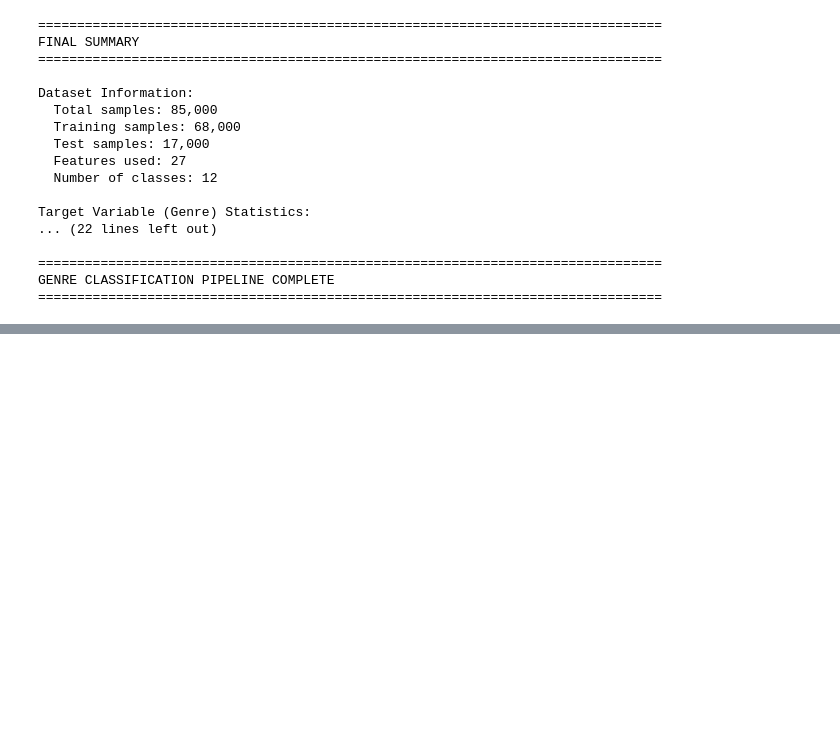
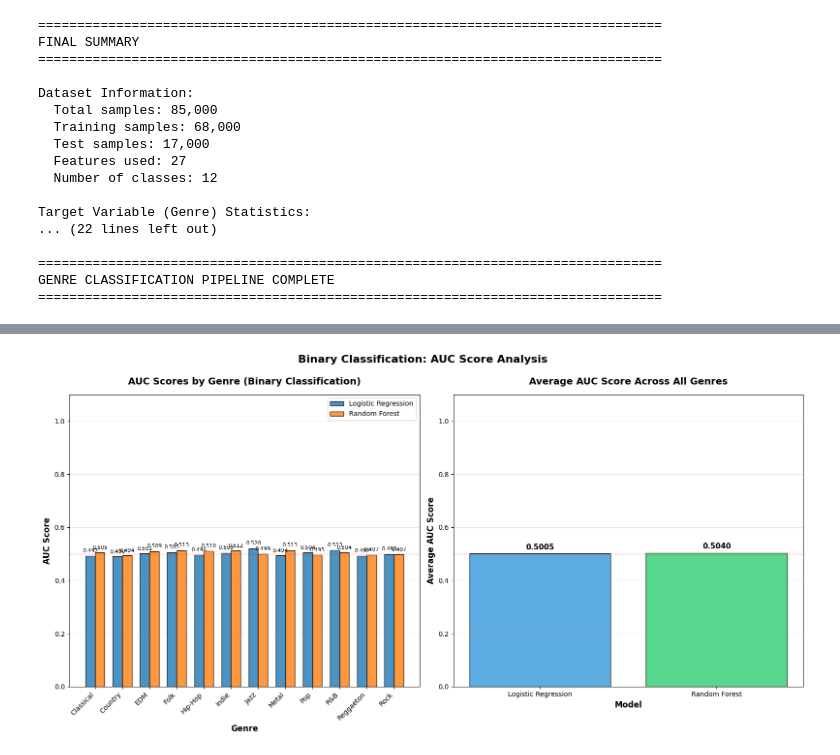
Before and after one commit to sahil095/Spotify-Song-Recommendations, a Jupyter notebook: genre_prediction.ipynb, the cells around one changed output, grey strips where cells are left out. Cells and saved outputs as stored; diff of their text form; code cells hidden in the pictures; blank space fills up the shorter version.

Commit message:
Add binary classification task for genre prediction with model training and evaluation

```diff
--- a/genre_prediction.ipynb
+++ b/genre_prediction.ipynb
@@ -633,0 +832,60 @@ GENRE CLASSIFICATION PIPELINE COMPLETE
+# %%
+# Step 2: Visualize AUC Scores for Each Genre
+fig, axes = plt.subplots(1, 2, figsize=(16, 8))
+
+# Plot 1: AUC Scores by Genre
+ax1 = axes[0]
+x_pos = np.arange(len(genre_classes))
+width = 0.35
+
+for idx, model_name in enumerate(binary_models.keys()):
+    auc_values = [binary_results[genre][model_name]['test_auc']
+                  if model_name in binary_results[genre] else np.nan
+                  for genre in genre_classes]
+    offset = width * (idx - 0.5)
+    bars = ax1.bar(x_pos + offset, auc_values, width,
+                   label=model_name, alpha=0.8, edgecolor='black')
+
+    # Add value labels
+    for bar, val in zip(bars, auc_values):
+        if not np.isnan(val):
+            ax1.text(bar.get_x() + bar.get_width()/2., bar.get_height() + 0.01,
+                    f'{val:.3f}', ha='center', va='bottom', fontsize=8)
+
+ax1.set_xlabel('Genre', fontsize=12, fontweight='bold')
+ax1.set_ylabel('AUC Score', fontsize=12, fontweight='bold')
+ax1.set_title('AUC Scores by Genre (Binary Classification)', fontsize=14, fontweight='bold', pad=15)
+ax1.set_xticks(x_pos)
+ax1.set_xticklabels(genre_classes, rotation=45, ha='right')
+ax1.legend()
+ax1.grid(axis='y', alpha=0.3)
+ax1.set_ylim([0, 1.1])
+ax1.axhline(y=0.5, color='r', linestyle='--', linewidth=1, alpha=0.5, label='Random (0.5)')
+
+# Plot 2: Average AUC Comparison
+ax2 = axes[1]
+models_list = list(binary_models.keys())
+avg_auc_values = [auc_df[auc_df['Model'] == model]['Test AUC'].mean() for model in models_list]
+
+bars = ax2.bar(range(len(models_list)), avg_auc_values,
+               color=['#3498db', '#2ecc71'], alpha=0.8, edgecolor='black')
+
+ax2.set_xlabel('Model', fontsize=12, fontweight='bold')
+ax2.set_ylabel('Average AUC Score', fontsize=12, fontweight='bold')
+ax2.set_title('Average AUC Score Across All Genres', fontsize=14, fontweight='bold', pad=15)
+ax2.set_xticks(range(len(models_list)))
+ax2.set_xticklabels(models_list)
+ax2.grid(axis='y', alpha=0.3)
+ax2.set_ylim([0, 1.1])
+ax2.axhline(y=0.5, color='r', linestyle='--', linewidth=1, alpha=0.5, label='Random (0.5)')
+
+# Add value labels
+for bar, val in zip(bars, avg_auc_values):
+    ax2.text(bar.get_x() + bar.get_width()/2., bar.get_height() + 0.01,
+            f'{val:.4f}', ha='center', va='bottom', fontsize=11, fontweight='bold')
+
+plt.suptitle('Binary Classification: AUC Score Analysis', fontsize=16, fontweight='bold', y=0.995)
+plt.tight_layout()
+plt.show()
+# %% [output]
+[figure, added]
```
Also changed, not shown: parts of 11 cells of this notebook.
